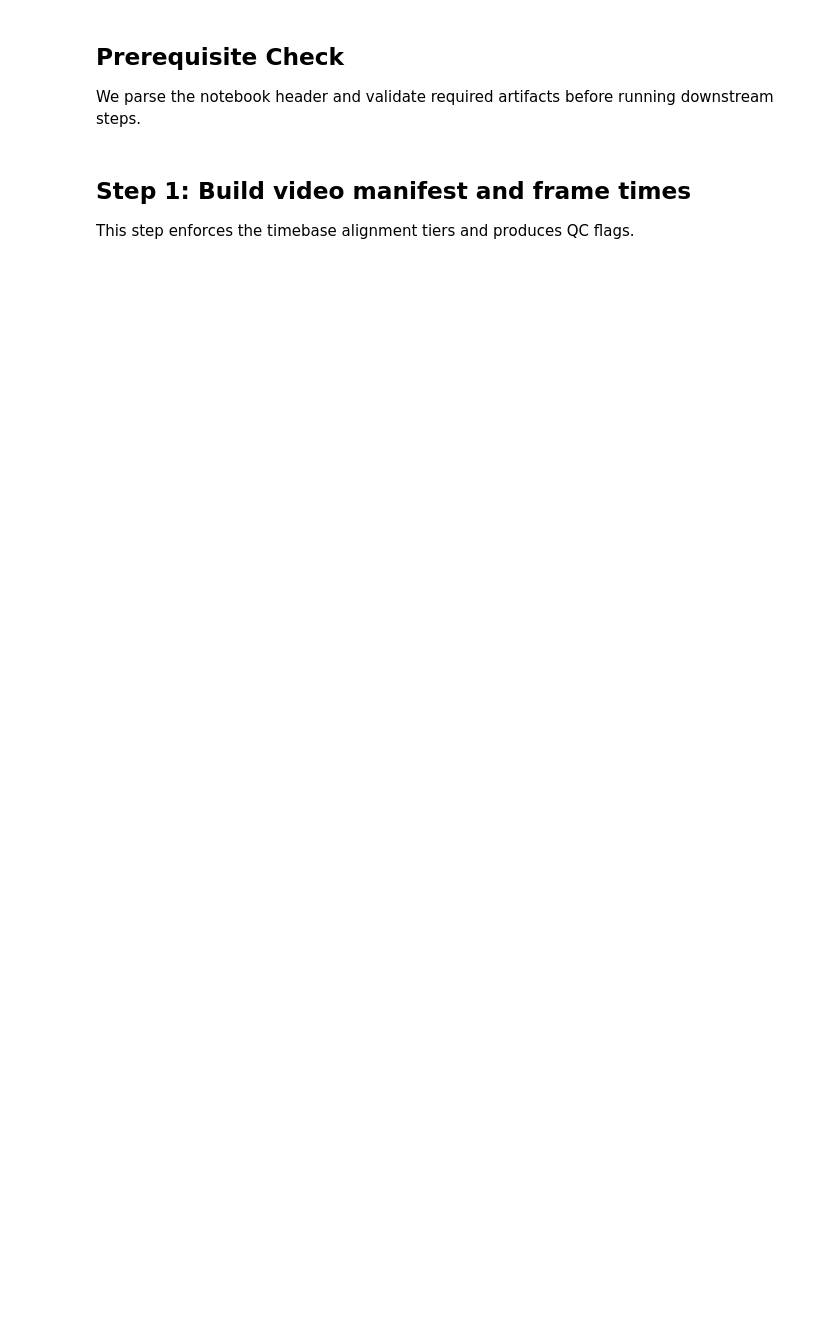
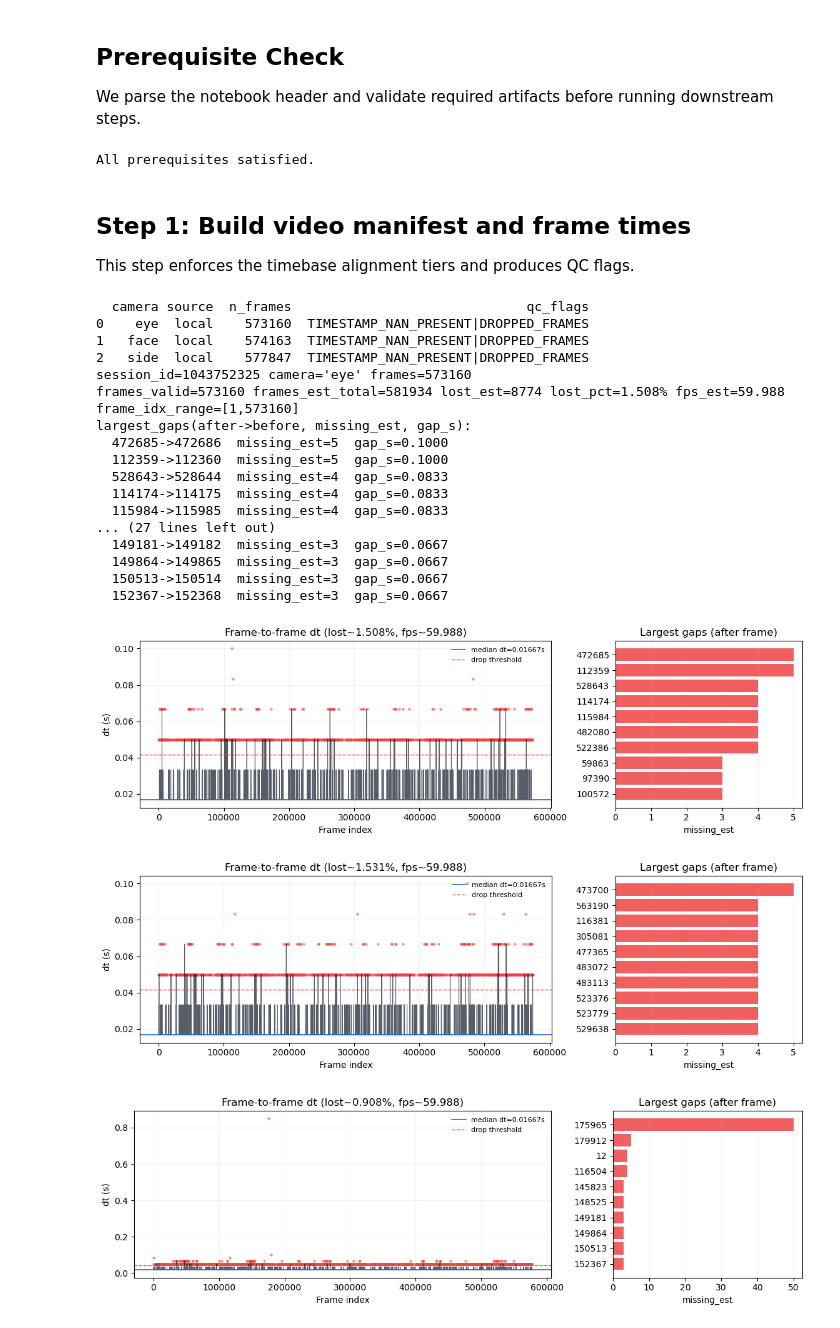
Before and after one commit to muhsinh/vbn-analysis, a Jupyter notebook: notebooks/05_Video_IO_and_Frame_Timebase.ipynb, the cells around one changed output. Saved outputs shown, nothing was run; the diff lists cells and outputs as text; code cells hidden in the pictures; blank space fills up the shorter version.

```diff
--- a/notebooks/05_Video_IO_and_Frame_Timebase.ipynb
+++ b/notebooks/05_Video_IO_and_Frame_Timebase.ipynb
@@ -32,19 +32,28 @@ We locate videos, compute per-frame timestamps, and validate alignment.
 We add the repo `src/` to the Python path so notebooks can import shared modules.
 # %%
 import sys
+import importlib
+import inspect
 from pathlib import Path
 
+# Resolve repo root whether notebook was launched from repo root or notebooks/.
 ROOT = Path.cwd().resolve()
-ROOT = ROOT.parent
-SRC  = ROOT / "src"
+if (ROOT / "src").exists() and (ROOT / "notebooks").exists():
+    pass
+elif (ROOT.parent / "src").exists() and (ROOT.parent / "notebooks").exists():
+    ROOT = ROOT.parent
+else:
+    raise RuntimeError(f"Could not resolve project root from cwd={Path.cwd()}")
 
-# put repo + src on sys.path
+SRC = ROOT / "src"
+
 if str(ROOT) not in sys.path:
     sys.path.insert(0, str(ROOT))
-if SRC.exists() and str(SRC) not in sys.path:
+if str(SRC) not in sys.path:
     sys.path.insert(0, str(SRC))
 
-
-#print("ROOT:", ROOT)
-#print("SRC :", SRC, "| exists:", SRC.exists())
-#print("sys.path[0:3]:", sys.path[:3])
+# Ensure notebook uses the local io_sessions module from this repo.
+io_sessions = importlib.import_module("io_sessions")
+io_sessions = importlib.reload(io_sessions)
+print("io_sessions:", io_sessions.__file__)
+print("get_session_bundle:", inspect.signature(io_sessions.get_session_bundle))
@@ -65,26 +77,49 @@ if missing:
         print(" -", item)
 else:
     print("All prerequisites satisfied.")
+# %% [output]
+All prerequisites satisfied.
 # %% [markdown]
 ## Step 1: Build video manifest and frame times
 This step enforces the timebase alignment tiers and produces QC flags.
 # %%
 from io_sessions import load_sessions_csv, get_session_bundle
 from viz import plot_video_alignment
 
 sessions = load_sessions_csv()
 SESSION_IDS = sessions.session_id.tolist()[:1]
 
 for session_id in SESSION_IDS:
-    bundle = get_session_bundle(session_id, sessions)
+    bundle = get_session_bundle(session_id, sessions, resolve_nwb=False, inspect_modalities=False)
     assets = bundle.load_video_assets()
     frame_times = bundle.load_frame_times()
     if assets is not None and not assets.empty:
         print(assets[["camera", "source", "n_frames", "qc_flags"]])
     else:
         print("No video assets available.")
     if frame_times is not None and not frame_times.empty:
         for camera in sorted(frame_times["camera"].unique()):
             ft_cam = frame_times[frame_times["camera"] == camera]
             print(f"{session_id=} {camera=} frames={len(ft_cam)}")
             plot_video_alignment(ft_cam)
+# %% [output]
+  camera source  n_frames                              qc_flags
+0    eye  local    573160  TIMESTAMP_NAN_PRESENT|DROPPED_FRAMES
+1   face  local    574163  TIMESTAMP_NAN_PRESENT|DROPPED_FRAMES
+2   side  local    577847  TIMESTAMP_NAN_PRESENT|DROPPED_FRAMES
+session_id=1043752325 camera='eye' frames=573160
+frames_valid=573160 frames_est_total=581934 lost_est=8774 lost_pct=1.508% fps_est=59.988 frame_idx_range=[1,573160]
+largest_gaps(after->before, missing_est, gap_s):
+  472685->472686  missing_est=5  gap_s=0.1000
+  112359->112360  missing_est=5  gap_s=0.1000
+  528643->528644  missing_est=4  gap_s=0.0833
+  114174->114175  missing_est=4  gap_s=0.0833
+  115984->115985  missing_est=4  gap_s=0.0833
+... (27 lines left out)
+  149181->149182  missing_est=3  gap_s=0.0667
+  149864->149865  missing_est=3  gap_s=0.0667
+  150513->150514  missing_est=3  gap_s=0.0667
+  152367->152368  missing_est=3  gap_s=0.0667
+[figure, added]
+[figure, added]
+[figure, added]
```
Also changed, not shown: parts of 1 cell of this notebook, 37 other files.
